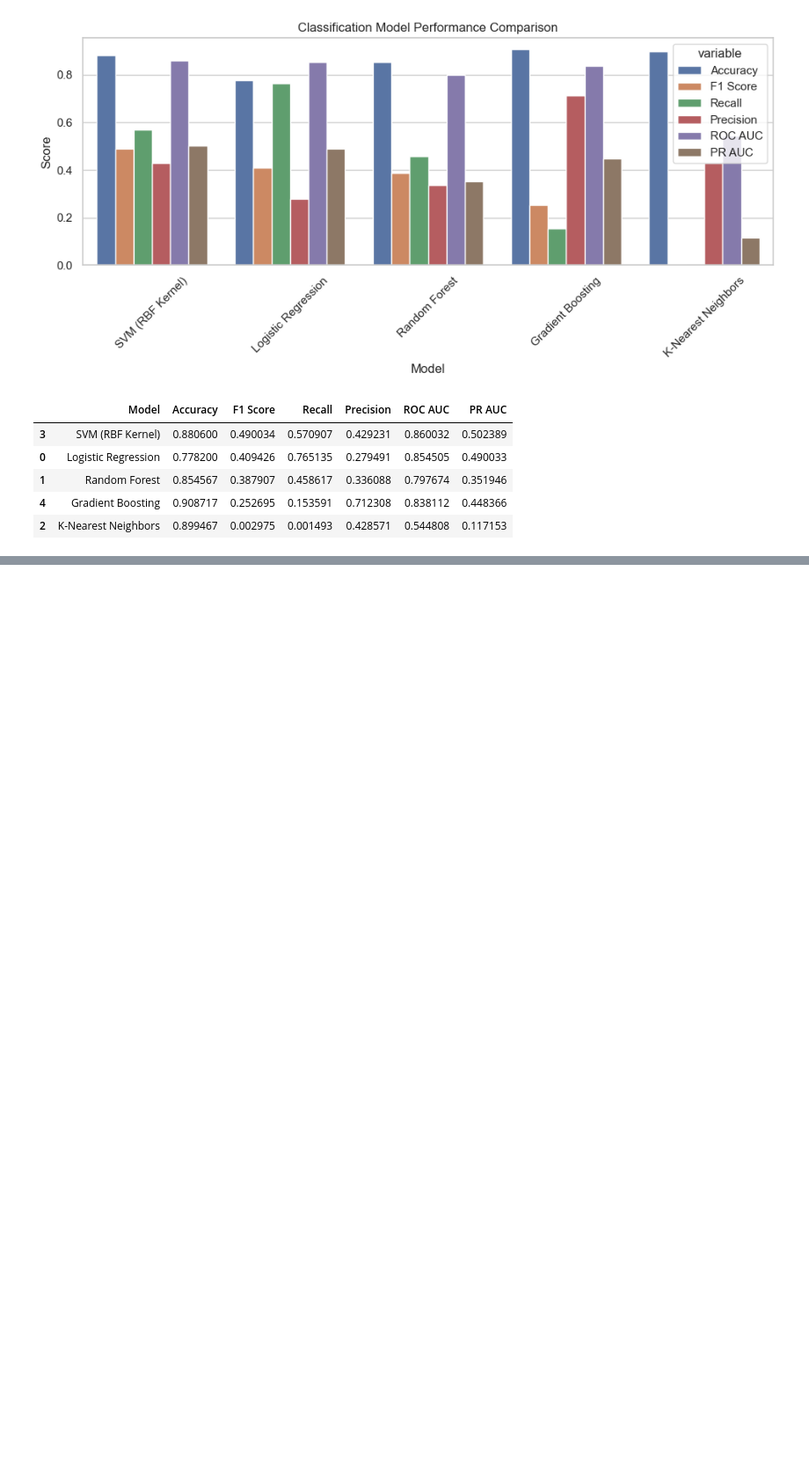
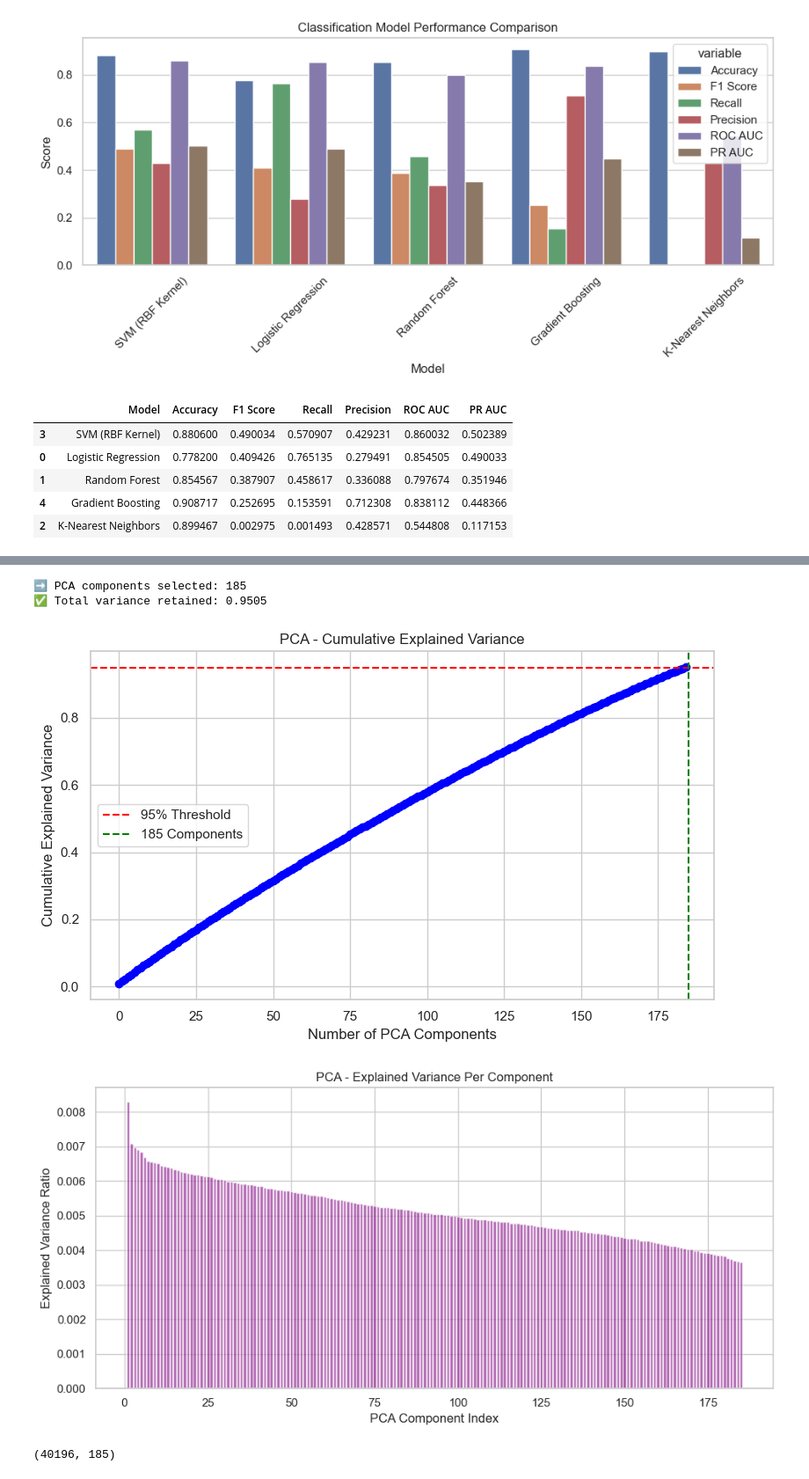
Before and after one commit to Ricardo-Jaramillo/Customer-Transaction-Prediction, a Jupyter notebook: Santander Prediction.ipynb, the cells around one changed output, grey strips where cells are left out. Shown at 88% size. Cells and saved outputs as stored; diff of their text form; code cells hidden in the pictures; blank space fills up the shorter version.

Commit message:
Recent updates on under-sampling and neural network models.

```diff
--- a/Santander Prediction.ipynb
+++ b/Santander Prediction.ipynb
@@ -654,0 +760,35 @@ evaluate_models(X_pca, y_train, show_plot=True)
+# %%
+
+import pandas as pd
+from sklearn.preprocessing import MinMaxScaler
+
+# 🧾 1. Separate features and target
+# 'ID_code' is just an identifier, and 'target' is the label we want to predict
+X_train = df_balanced.drop(columns=['ID_code', 'target'])
+y_train = df_balanced['target']
+
+# For test set, we drop only 'ID_code' (it has no labels)
+X_test = df_test.drop(columns=['ID_code'])
+
+# ✅ 2. Initialize the scaler
+# MinMaxScaler scales each feature to the [0, 1] range
+scaler = MinMaxScaler()
+
+# ⚠️ 3. Fit the scaler ONLY on the training data to avoid data leakage
+scaler.fit(X_train)
+
+# 🔄 4. Transform both training and test data using the fitted scaler
+X_train_scaled = pd.DataFrame(scaler.transform(X_train), columns=X_train.columns)
+X_test_scaled = pd.DataFrame(scaler.transform(X_test), columns=X_test.columns)
+
+
+X_pca, pca_model, scaler = apply_pca(X=X_train_scaled, variance_threshold=0.95)
+# %% [output]
+➡ PCA components selected: 185
+✅ Total variance retained: 0.9505
+[figure, added]
+[figure, added]
+# %%
+X_pca.shape
+# %% [output]
+(40196, 185)
```
Also changed, not shown: parts of 23 cells of this notebook.
